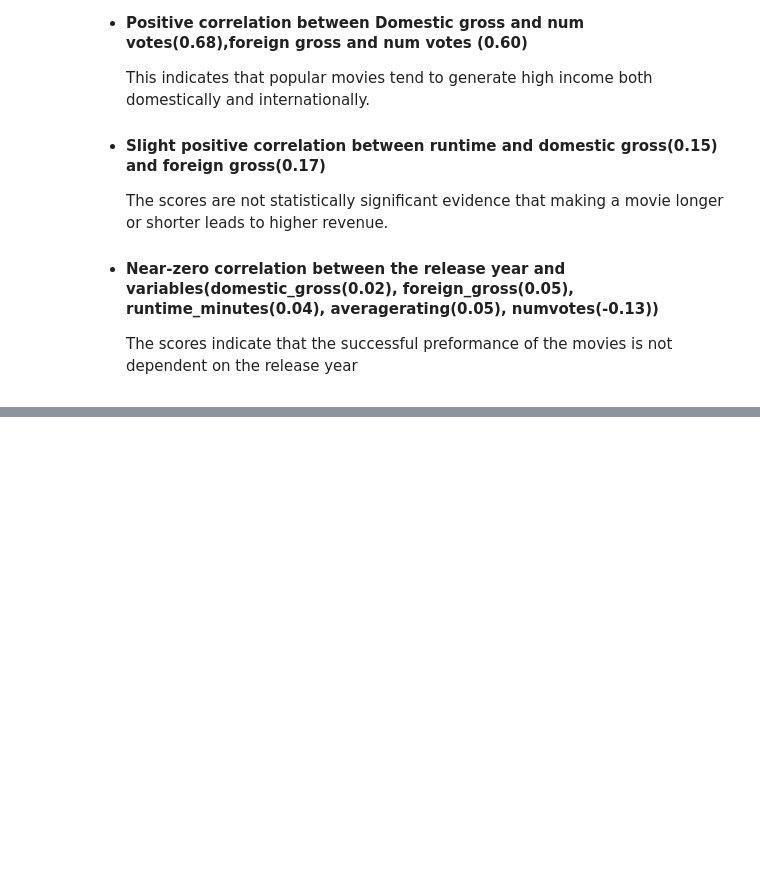
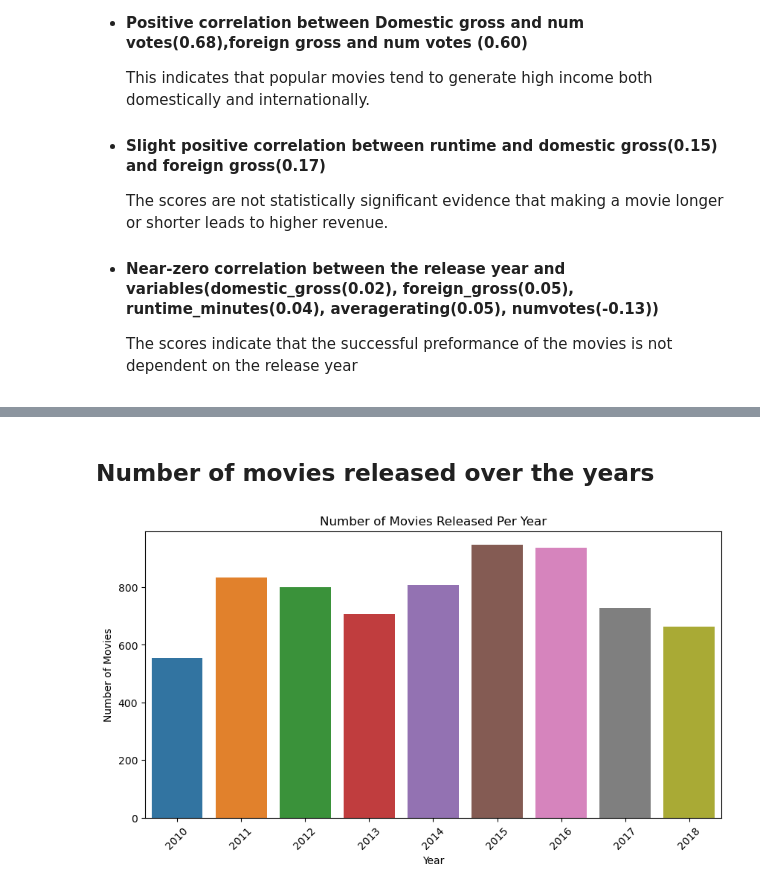
Before and after one commit to Marian-amo/Box-Office-Market-Analysis, a Jupyter notebook: index.ipynb, the cells around one changed output, grey strips where cells are left out. Drawn from its saved outputs; the diff is of its cells as text; code cells hidden in the pictures; blank space fills up the shorter version.

```diff
--- a/index.ipynb
+++ b/index.ipynb
@@ -742,0 +801,14 @@ The analyzed variables include domestic_gross, foreign_gross, runtime_minutes, a
+# %% [markdown]
+## Number of movies released over the years
+# %%
+yearly_movie_counts = merged_df.groupby('year').size().reset_index(name='num_movies')
+
+plt.figure(figsize=(10,5))
+sns.barplot(data=yearly_movie_counts, x='year', y='num_movies')
+plt.title('Number of Movies Released Per Year')
+plt.xlabel('Year')
+plt.ylabel('Number of Movies')
+plt.xticks(rotation=45)
+plt.show()
+# %% [output]
+[figure, added]
```
Also changed, not shown: parts of 33 cells of this notebook.
